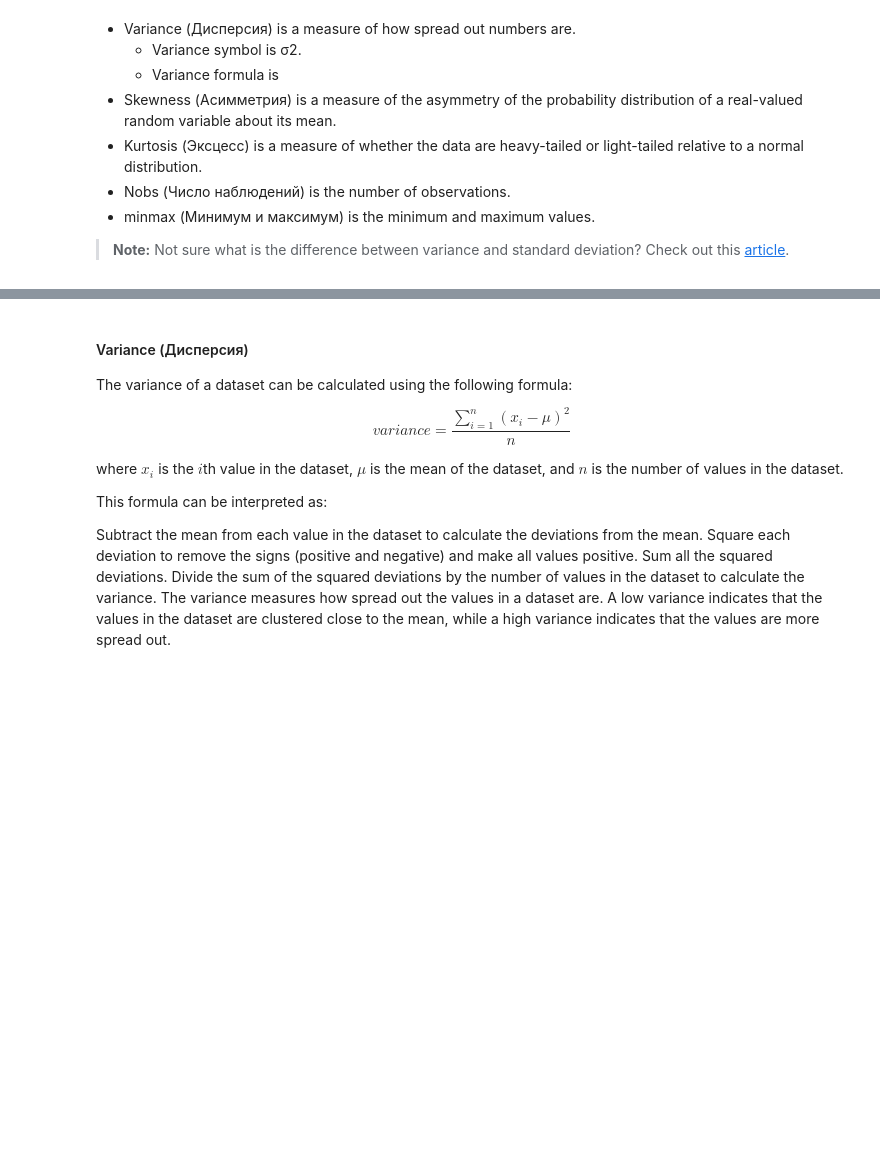
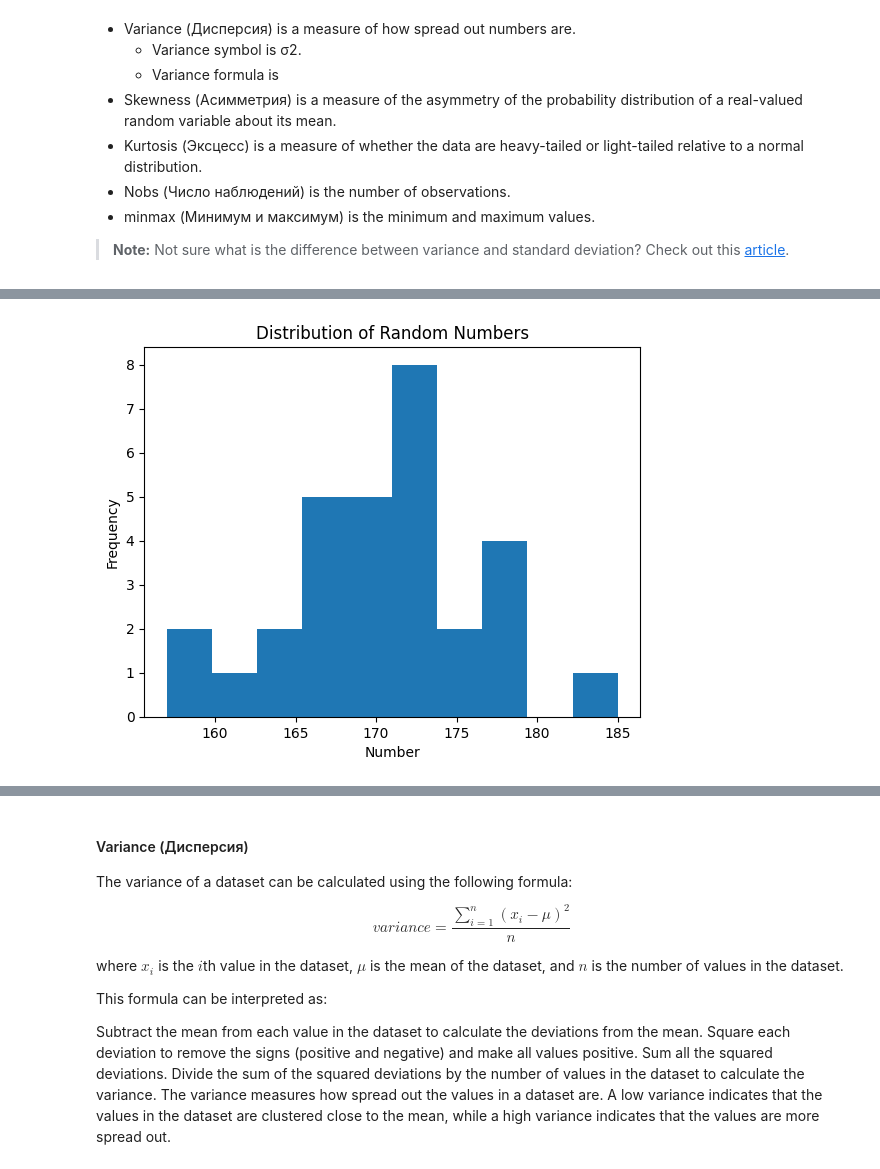
Before and after one commit to Alexey3250/Statistics_foundations_1, a Jupyter notebook: notes.ipynb, the cells around one changed output, grey strips where cells are left out. Cells and saved outputs as stored; diff of their text form; code cells hidden in the pictures; blank space fills up the shorter version.

```diff
--- a/notes.ipynb
+++ b/notes.ipynb
@@ -89,7 +98,8 @@ from scipy import stats
 import numpy as np
 
 # create a random array of 1000 numbers
-a = np.random.normal(0, 1, 1000)
+a = np.array([185,175,170,169,171,172,175,157,170,172,167,173,168,167,166,
+              167,169,172,177,178,165,161,179,159,164,178,172,170,173,171])
 
 print(stats.describe(a))
 # %% [output]
@@ -106,0 +123,15 @@ DescribeResult(nobs=1000, minmax=(-2.837541920293874, 3.3311371933613914), mean=
+# %%
+import matplotlib.pyplot as plt
+
+# Add a title and labels to the plot
+plt.title("Distribution of Random Numbers")
+plt.xlabel("Number")
+plt.ylabel("Frequency")
+
+# Generate a histogram of the data
+plt.hist(a)
+
+# Show the plot
+plt.show()
+# %% [output]
+[figure, added]
```
Also changed, not shown: parts of 14 cells of this notebook.
